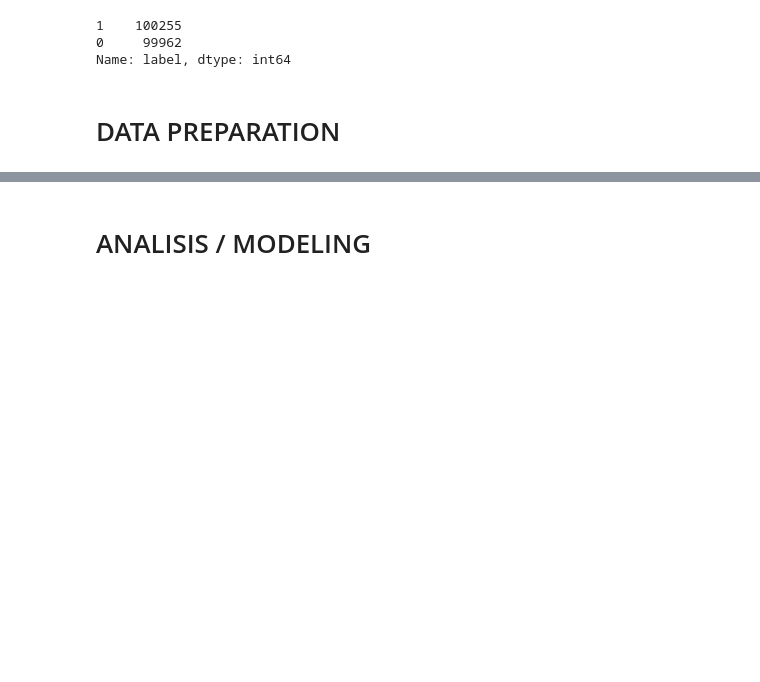
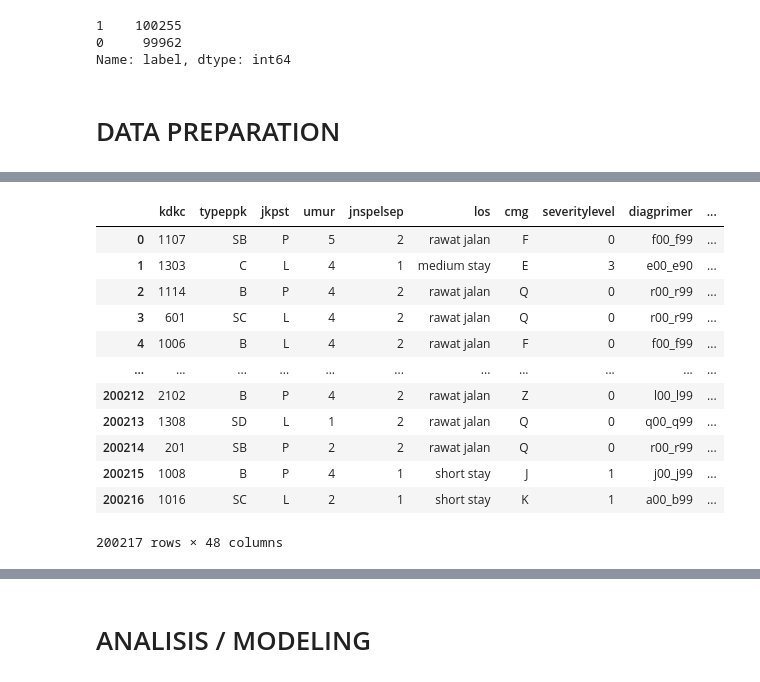
Before and after one commit to letaresaragih/Kelompok-1-Data-Mining-Project-Binary-Classification, a Jupyter notebook: code/Dami_RFC_DataUderstandingAndPrep.ipynb, the cells around one changed output, grey strips where cells are left out. Cells and saved outputs as stored; diff of their text form; code cells hidden in the pictures; blank space fills up the shorter version.

```diff
--- a/code/Dami_RFC_DataUderstandingAndPrep.ipynb
+++ b/code/Dami_RFC_DataUderstandingAndPrep.ipynb
@@ -208,3 +231,28 @@ df.drop(['visit_id', 'procv00_v89', 'dx2_koo_k93', 'dx2_u00_u99', 'dati2'], axis
+# %%
+# binning dataset
+import numpy as np
+import math
+from sklearn.datasets import load_iris
+from sklearn import datasets, linear_model, metrics
+
+batas_bin = [-1, 0, 5, 10, 1000 ]
+kategori = ['rawat jalan', 'short stay', 'medium stay', 'long stay']
+df['los'] = pd.cut(df['los'], bins=batas_bin, labels=kategori)
+df
+# %% [output]
+|  | kdkc | typeppk | jkpst | umur | jnspelsep | los | cmg | severitylevel | diagprimer | ... |
+| 0 | 1107 | SB | P | 5 | 2 | rawat jalan | F | 0 | f00_f99 | ... |
+| 1 | 1303 | C | L | 4 | 1 | medium stay | E | 3 | e00_e90 | ... |
+| 2 | 1114 | B | P | 4 | 2 | rawat jalan | Q | 0 | r00_r99 | ... |
+| 3 | 601 | SC | L | 4 | 2 | rawat jalan | Q | 0 | r00_r99 | ... |
+| 4 | 1006 | B | L | 4 | 2 | rawat jalan | F | 0 | f00_f99 | ... |
+| ... | ... | ... | ... | ... | ... | ... | ... | ... | ... | ... |
+| 200212 | 2102 | B | P | 4 | 2 | rawat jalan | Z | 0 | l00_l99 | ... |
+| 200213 | 1308 | SD | L | 1 | 2 | rawat jalan | Q | 0 | q00_q99 | ... |
+| 200214 | 201 | SB | P | 2 | 2 | rawat jalan | Q | 0 | r00_r99 | ... |
+| 200215 | 1008 | B | P | 4 | 1 | short stay | J | 1 | j00_j99 | ... |
+| 200216 | 1016 | SC | L | 2 | 1 | short stay | K | 1 | a00_b99 | ... |
+200217 rows × 48 columns
 # %%
 df['jkpst'].replace(to_replace=['L', 'P'], value =[0, 1], inplace=True)
 # %%
```
Also changed, not shown: parts of 15 cells of this notebook.
